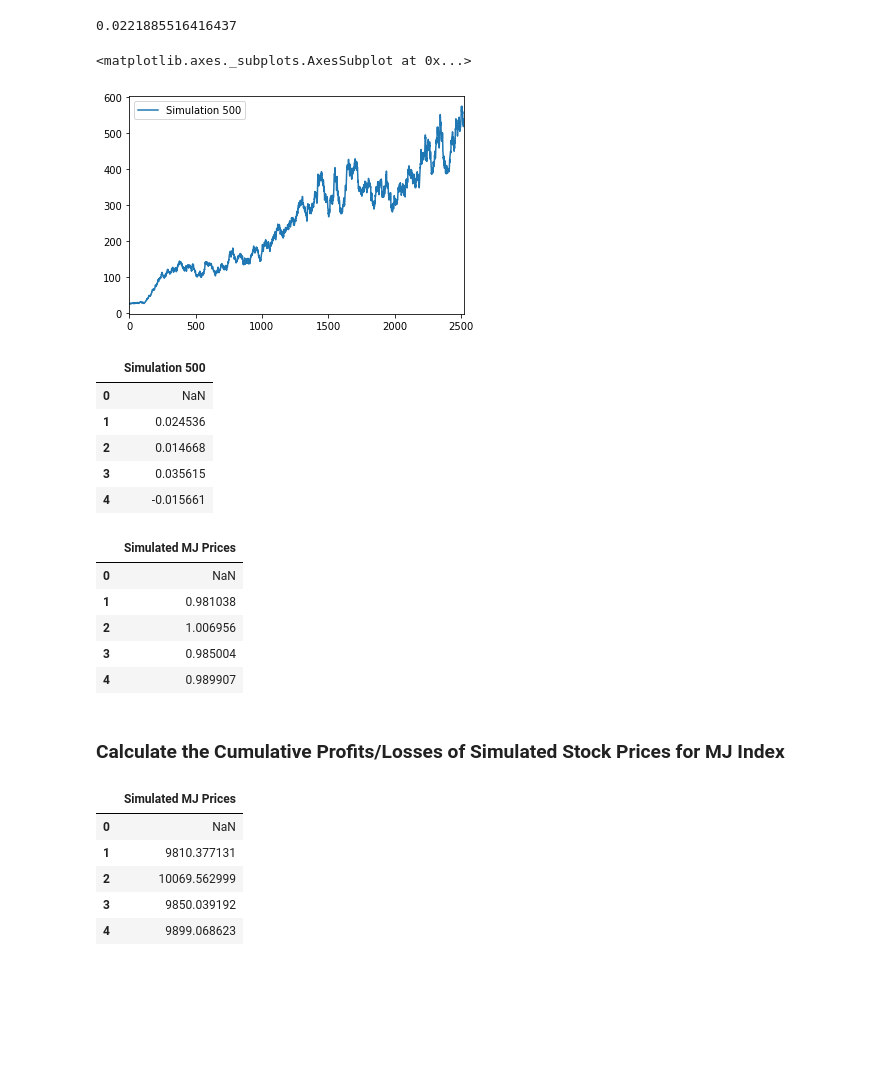
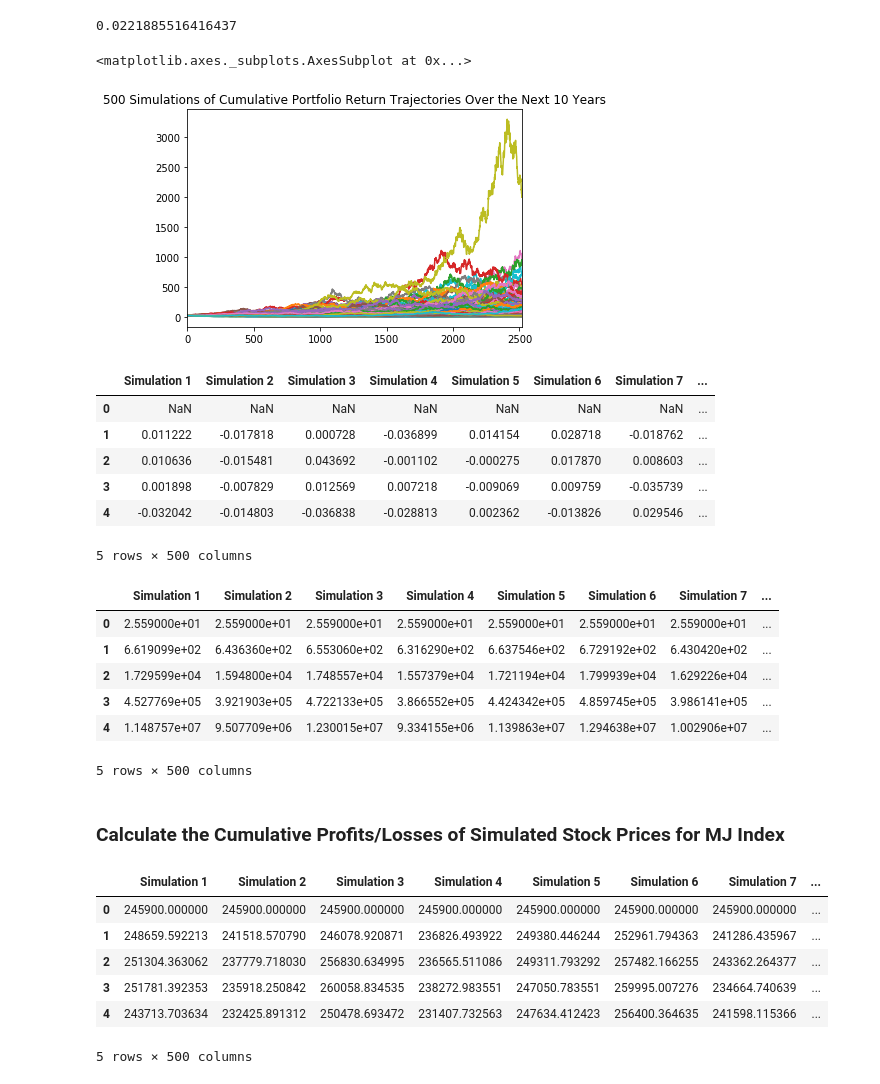
Before and after one commit to Briantaylor97/Cannabis-industry-analysis, a Jupyter notebook: MJ_index_compare.ipynb, the cells around one changed output. Cells and saved outputs as stored; diff of their text form; code cells hidden in the pictures; blank space fills up the shorter version.

```diff
--- a/MJ_index_compare.ipynb
+++ b/MJ_index_compare.ipynb
@@ -290,32 +319,35 @@ print(std_dev_daily_return_mj)
 0.0221885516416437
 # %%
 #Simulated stock price trajectory for MJ
-mj_sim_df.plot()
+plot_title_mj = f"{n+1} Simulations of MJ Cumulative Portfolio Return Trajectories Over the Next 10 Years"
+mj_sim_df.plot(legend=None, title=plot_title)
 # %% [output]
 <matplotlib.axes._subplots.AxesSubplot at 0x...>
-[figure, old version]
+[figure, new version]
 # %%
-#Daily returs if simulated stock price
-simulated_mj_daily_returns = simulated_price_df.pct_change()
+#Daily returs of simulated stock price
+simulated_mj_daily_returns = mj_sim_df.pct_change()
 simulated_mj_daily_returns.head()
 # %% [output]
-|  | Simulation 500 |
-| 0 | NaN |
-| 1 | 0.024536 |
-| 2 | 0.014668 |
-| 3 | 0.035615 |
-| 4 | -0.015661 |
+|  | Simulation 1 | Simulation 2 | Simulation 3 | Simulation 4 | Simulation 5 | Simulation 6 | Simulation 7 | ... |
+| 0 | NaN | NaN | NaN | NaN | NaN | NaN | NaN | ... |
+| 1 | 0.011222 | -0.017818 | 0.000728 | -0.036899 | 0.014154 | 0.028718 | -0.018762 | ... |
+| 2 | 0.010636 | -0.015481 | 0.043692 | -0.001102 | -0.000275 | 0.017870 | 0.008603 | ... |
+| 3 | 0.001898 | -0.007829 | 0.012569 | 0.007218 | -0.009069 | 0.009759 | -0.035739 | ... |
+| 4 | -0.032042 | -0.014803 | -0.036838 | -0.028813 | 0.002362 | -0.013826 | 0.029546 | ... |
+5 rows × 500 columns
 # %%
 #cumulative returns of simulated MJ stock prices
-simulated_mj_cumulative_returns = (1 + simulated_mj_daily_returns).cumprod()
+simulated_mj_cumulative_returns = (1 + mj_sim_df).cumprod()
 simulated_mj_cumulative_returns.head()
 # %% [output]
-|  | Simulated MJ Prices |
-| 0 | NaN |
-| 1 | 0.981038 |
-| 2 | 1.006956 |
-| 3 | 0.985004 |
-| 4 | 0.989907 |
+|  | Simulation 1 | Simulation 2 | Simulation 3 | Simulation 4 | Simulation 5 | Simulation 6 | Simulation 7 | ... |
+| 0 | 2.559000e+01 | 2.559000e+01 | 2.559000e+01 | 2.559000e+01 | 2.559000e+01 | 2.559000e+01 | 2.559000e+01 | ... |
+| 1 | 6.619099e+02 | 6.436360e+02 | 6.553060e+02 | 6.316290e+02 | 6.637546e+02 | 6.729192e+02 | 6.430420e+02 | ... |
+| 2 | 1.729599e+04 | 1.594800e+04 | 1.748557e+04 | 1.557379e+04 | 1.721194e+04 | 1.799939e+04 | 1.629226e+04 | ... |
+| 3 | 4.527769e+05 | 3.921903e+05 | 4.722133e+05 | 3.866552e+05 | 4.424342e+05 | 4.859745e+05 | 3.986141e+05 | ... |
+| 4 | 1.148757e+07 | 9.507709e+06 | 1.230015e+07 | 9.334155e+06 | 1.139863e+07 | 1.294638e+07 | 1.002906e+07 | ... |
+5 rows × 500 columns
 # %% [markdown]
 
 ### Calculate the Cumulative Profits/Losses of Simulated Stock Prices for MJ Index
@@ -323,15 +355,16 @@ simulated_mj_cumulative_returns.head()
 # Multiply an initial investment of 10,000 by the cumulative returns of simulative stock prices to
 # return the progression of cumulative returns in terms of money
 initial_investment = 10000
-cumulative_pnl = initial_investment * simulated_mj_cumulative_returns
+cumulative_pnl = initial_investment * mj_sim_df
 cumulative_pnl.head()
 # %% [output]
-|  | Simulated MJ Prices |
-| 0 | NaN |
-| 1 | 9810.377131 |
-| 2 | 10069.562999 |
-| 3 | 9850.039192 |
-| 4 | 9899.068623 |
+|  | Simulation 1 | Simulation 2 | Simulation 3 | Simulation 4 | Simulation 5 | Simulation 6 | Simulation 7 | ... |
+| 0 | 245900.000000 | 245900.000000 | 245900.000000 | 245900.000000 | 245900.000000 | 245900.000000 | 245900.000000 | ... |
+| 1 | 248659.592213 | 241518.570790 | 246078.920871 | 236826.493922 | 249380.446244 | 252961.794363 | 241286.435967 | ... |
+| 2 | 251304.363062 | 237779.718030 | 256830.634995 | 236565.511086 | 249311.793292 | 257482.166255 | 243362.264377 | ... |
+| 3 | 251781.392353 | 235918.250842 | 260058.834535 | 238272.983551 | 247050.783551 | 259995.007276 | 234664.740639 | ... |
+| 4 | 243713.703634 | 232425.891312 | 250478.693472 | 231407.732563 | 247634.412423 | 256400.364635 | 241598.115366 | ... |
+5 rows × 500 columns
 # %%
 cumulative_pnl.plot(figsize= (15,8), title= "Cumulative P&L of $10,000 invested in 10 years")
 # %% [output]
```
Also changed, not shown: parts of 10 cells of this notebook, 1 other file.
